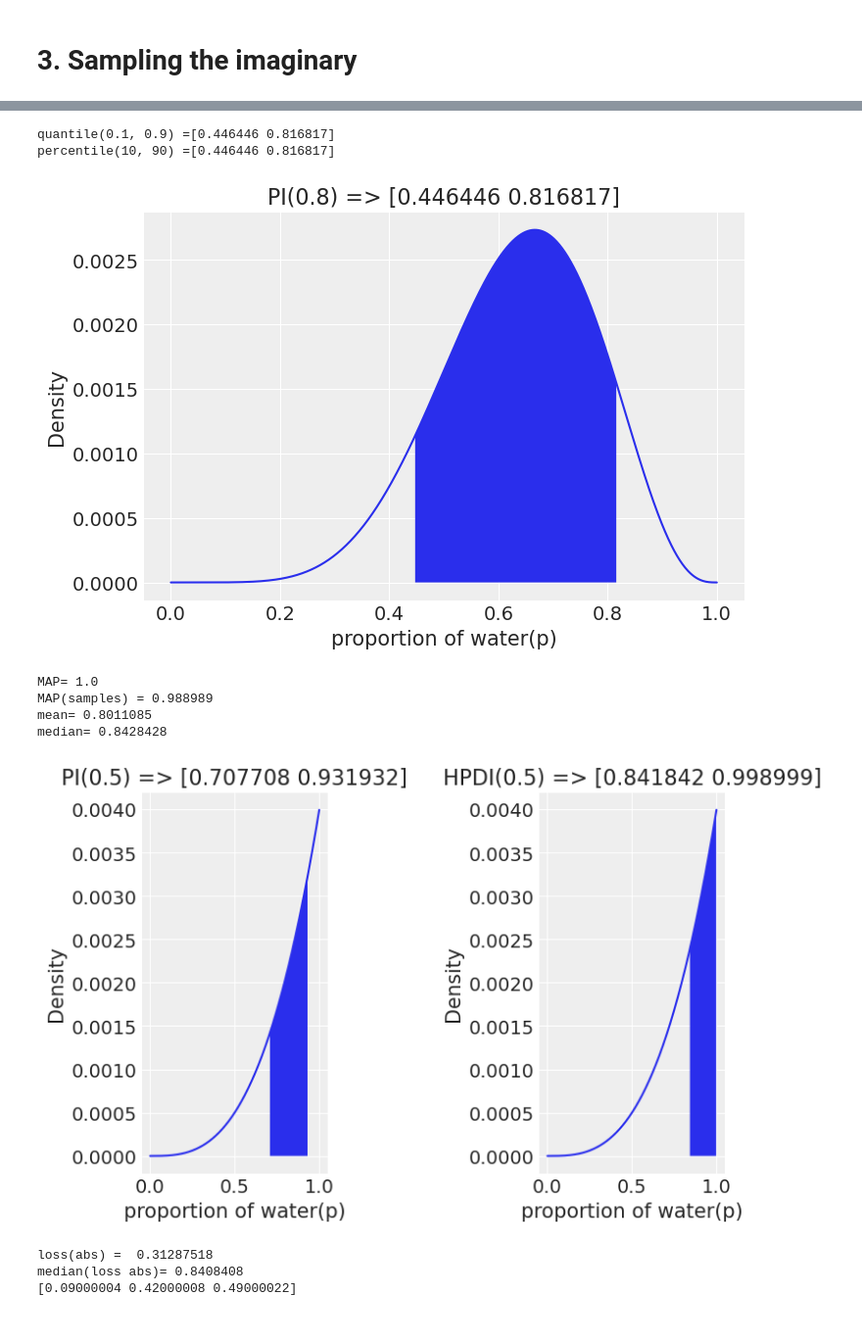
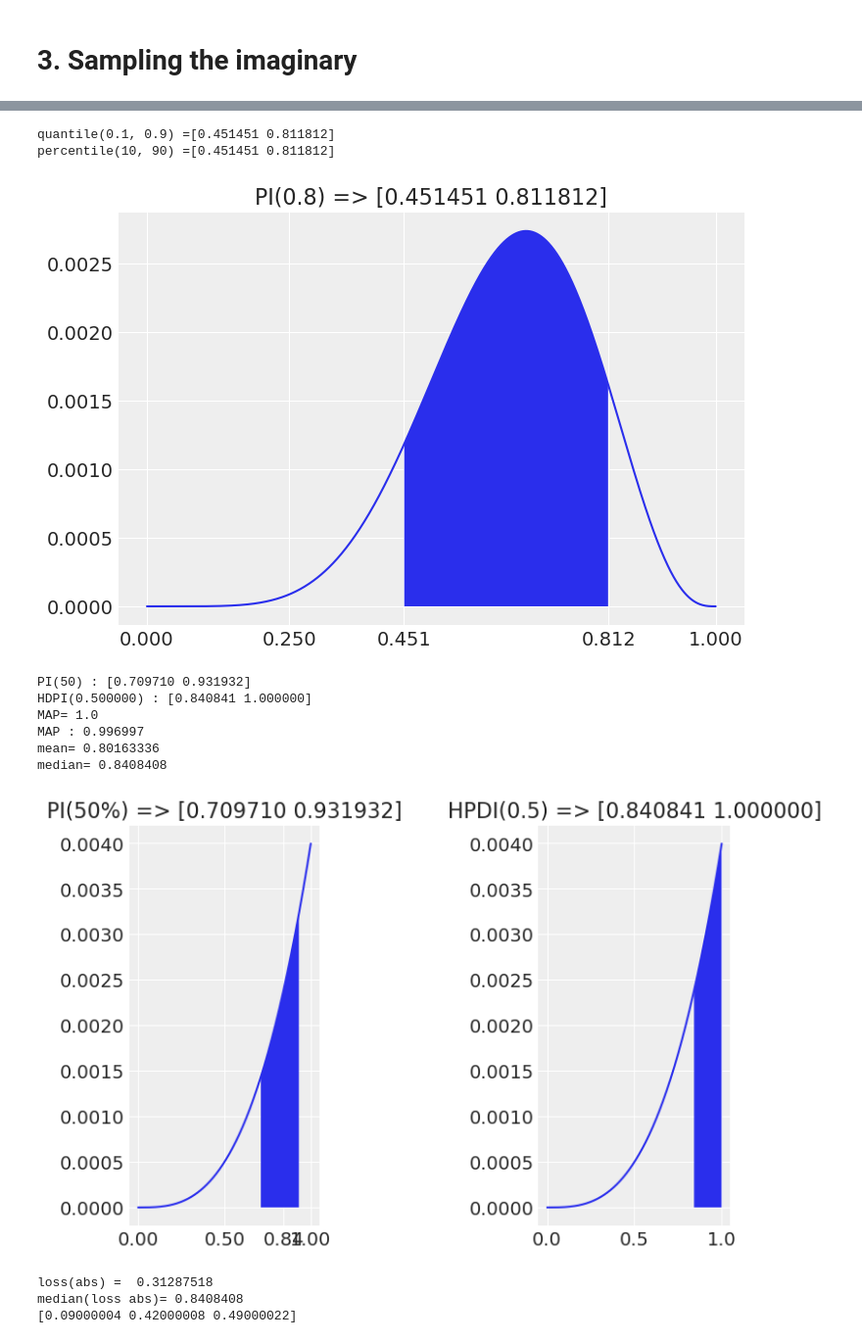
Before and after one commit to dnikku/jnbooks, a Jupyter notebook: nbooks/stats-rethinking2/03_chapter.ipynb, the cells around one changed output, grey strips where cells are left out. Shown: that part at 98% size. Saved outputs shown, nothing was run; the diff lists cells and outputs as text; code cells hidden in the pictures.

```diff
--- a/nbooks/stats-rethinking2/03_chapter.ipynb
+++ b/nbooks/stats-rethinking2/03_chapter.ipynb
@@ -32,14 +30,12 @@ Pretty printing has been turned ON
 # Pr(sig|false) = 0.05 - false-positive rate, prov of positive finding when hypotheses are false
 # Pr(true) = 0.01      - base rate at which hypotheses are true. 1 in 100 hypotheses turns out to be true.
 # %%
-def standardize(array): return array / jnp.sum(array)
-p_grid = jnp.linspace(start=0, stop=1, num=1000)
+p_grid = reth2.grid_gen(1000)
 
 def compute_posterior(N, W):
-    prior = standardize(jnp.repeat(1, len(p_grid)))
-    # R: likelihood <- dbinom(W, size=N, prob=p_grid)
-    likelihood = jnp.exp(dist.Binomial(total_count=N, probs=p_grid).log_prob(W))
-    return standardize(likelihood * prior)
+    prior = reth2.unif_prior(len(p_grid))
+    likelihood = reth2.dbinom(p_grid, N, W)
+    return reth2.standardize(likelihood * prior)
 # %%
 # Code 3.2
 posterior = compute_posterior(9, 6)
@@ -86,58 +75,60 @@ def fill_interval(X, Y, interval, title):
 # %%
 posterior = compute_posterior(9, 6)
-samples = p_grid[dist.Categorical(probs=posterior).sample(random.PRNGKey(0), (10000,))]
+samples = reth2.samples_grid(p_grid, posterior, 10000)
 
 # Code 3.9
 lo, hi = jnp.quantile(samples, jnp.array([0.1, 0.9]))
 print("quantile(0.1, 0.9) =[%f %f]" % (lo, hi))
-fill_interval(p_grid, posterior, (lo, hi), "PI(0.8) => [%f %f]" % (lo, hi))
+plt.xticks([0, 0.25, lo, hi, 1])
+reth2.fill_interval(p_grid, posterior, (lo, hi), "PI(0.8) => [%f %f]" % (lo, hi))
 
 lo, hi = jnp.percentile(samples, q=jnp.array([10, 90]))
 print("percentile(10, 90) =[%f %f]" % (lo, hi))
 
-
 plt.show()
 # %% [output]
-quantile(0.1, 0.9) =[0.446446 0.816817]
-percentile(10, 90) =[0.446446 0.816817]
+quantile(0.1, 0.9) =[0.451451 0.811812]
+percentile(10, 90) =[0.451451 0.811812]
-[figure, old version]
+[figure, new version]
 # %%
 # Code 3.11
 posterior = compute_posterior(3, 3)
-samples = p_grid[dist.Categorical(probs=posterior).sample(random.PRNGKey(0), (10000,))]
+samples = reth2.samples_grid(p_grid, posterior, 10000)
 
 
 # Code 3.12, 50% of percentile compatibility interval
 # R: PI( samples,prob=0.5),
-lo, hi = jnp.percentile(samples, q=jnp.array([25, 75]))
-plt.subplot(131)
-fill_interval(p_grid, posterior, (lo, hi), "PI(0.5) => [%f %f]" % (lo, hi))
+lo, hi = reth2.PI(samples, 50)
+plt.xticks([0, 0.5, lo, hi])
+reth2.fill_interval(p_grid, posterior, (lo, hi), "PI(50%%) => [%f %f]" % (lo, hi), subplot=131)
 
 # Code 3.13, highest posterior density interval
 # R: HPDI( samples, prob=0.5 )
-lo, hi = numpyro.diagnostics.hpdi(samples, prob=0.5)
-plt.subplot(133)
-fill_interval(p_grid, posterior, (lo, hi), "HPDI(0.5) => [%f %f]" % (lo, hi))
+lo, hi = reth2.HPDI(samples, 0.5)
+plt.xticks([0, 0.5, lo, hi])
+reth2.fill_interval(p_grid, posterior, (lo, hi), "HPDI(0.5) => [%f %f]" % (lo, hi), subplot=133)
 
 # Code 3.14, maximum a posteriori
 # R: p_grid[ which.max(posterior) ]
 print("MAP=", p_grid[jnp.argmax(posterior)])
 
 # Code 3.15
 # R: chainmode( samples,adj=0.01)
-print("MAP(samples) =", samples[jnp.argmax(gaussian_kde(samples, bw_method=0.01)(samples))])
+reth2.MAP(samples)
 
 # Code 3.16
 print("mean=", jnp.mean(samples))
 print("median=", jnp.median(samples))
 
 plt.show()
 # %% [output]
+PI(50) : [0.709710 0.931932]
+HDPI(0.500000) : [0.840841 1.000000]
 MAP= 1.0
-MAP(samples) = 0.988989
-mean= 0.8011085
-median= 0.8428428
+MAP : 0.996997
+mean= 0.80163336
+median= 0.8408408
-[figure, old version]
+[figure, new version]
 # %%
 # Code 3.17
 print("loss(abs) = ", jnp.sum(posterior * jnp.abs(0.5 - p_grid)))
```
Also changed, not shown: parts of 22 cells of this notebook, 2 other files.
